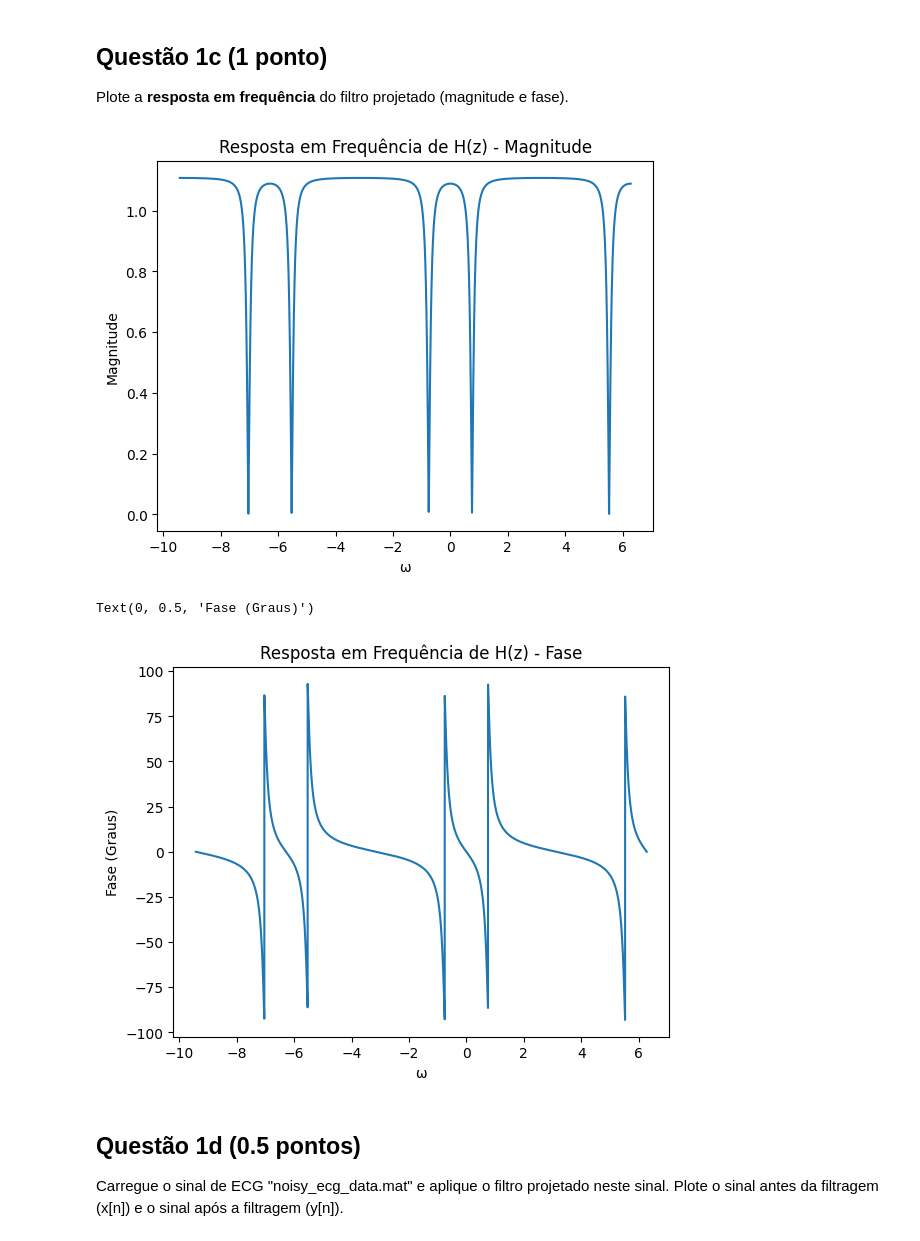
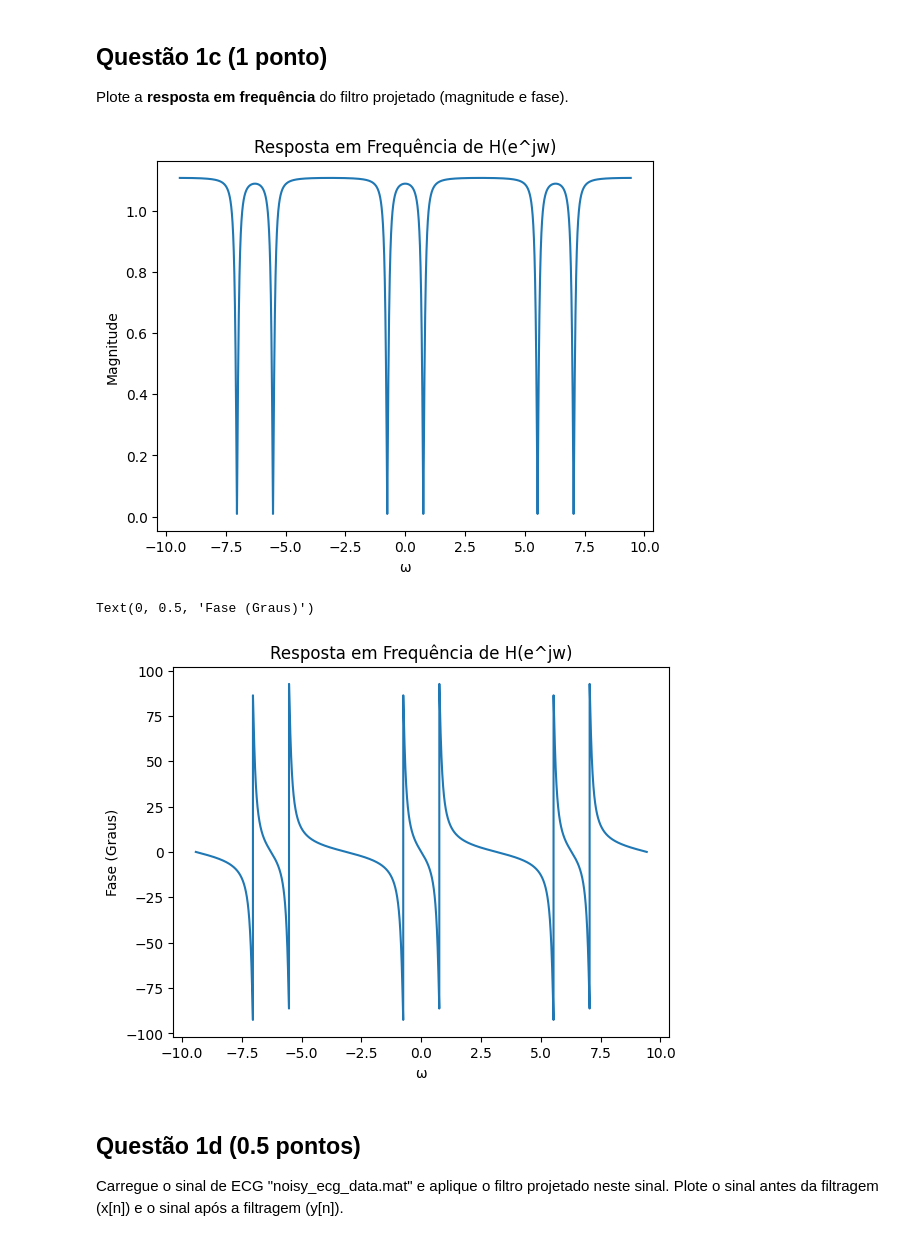
Before and after one commit to leopcortes/unb, a Jupyter notebook: sstd/Projeto2/200030582-projeto2.ipynb, the cells around one changed output. Saved outputs shown, nothing was run; the diff lists cells and outputs as text; code cells hidden in the pictures.

```diff
--- a/sstd/Projeto2/200030582-projeto2.ipynb
+++ b/sstd/Projeto2/200030582-projeto2.ipynb
@@ -46,32 +46,33 @@ Plote a **resposta em frequência** do filtro projetado (magnitude e fase).
 # %%
 #Resposta da questão 1c
 b0 = 1
 b1 = -1.458
 b2 = 1
 a0 = 1
 a1 = -1.3122
 a2 = 0.81
 
-w = np.linspace(-3 * np.pi, 2 * np.pi, 10000)
+w = np.linspace(-3 * np.pi, 3 * np.pi, 10000)
 z = np.exp(1j * w)
 
-h = (b0*(z**2) + b1*z + b2) / (a0*(z**2) + a1*z + a2)
-h_fase_graus = np.angle(h, deg=True)
+H = (b0*(z**2) + b1*z + b2) / (a0*(z**2) + a1*z + a2)
+H_abs = abs(H)
+H_phase_deg = np.angle(H, deg=True)
 
-plt.plot(w, abs(h))
-plt.title('Resposta em Frequência de H(z) - Magnitude')
+plt.plot(w, H_abs)
+plt.title('Resposta em Frequência de H(e^jw)')
 plt.xlabel('ω')
 plt.ylabel('Magnitude')
 plt.show()
 
-plt.plot(w, h_fase_graus)
-plt.title('Resposta em Frequência de H(z) - Fase')
+plt.plot(w, H_phase_deg)
+plt.title('Resposta em Frequência de H(e^jw)')
 plt.xlabel('ω')
 plt.ylabel('Fase (Graus)')
 # %% [output]
-[figure, old version]
+[figure, new version]
 Text(0, 0.5, 'Fase (Graus)')
-[figure, old version]
+[figure, new version]
 # %% [markdown]
 ## Questão 1d (0.5  pontos)
 
```
Also changed, not shown: parts of 5 cells of this notebook.
